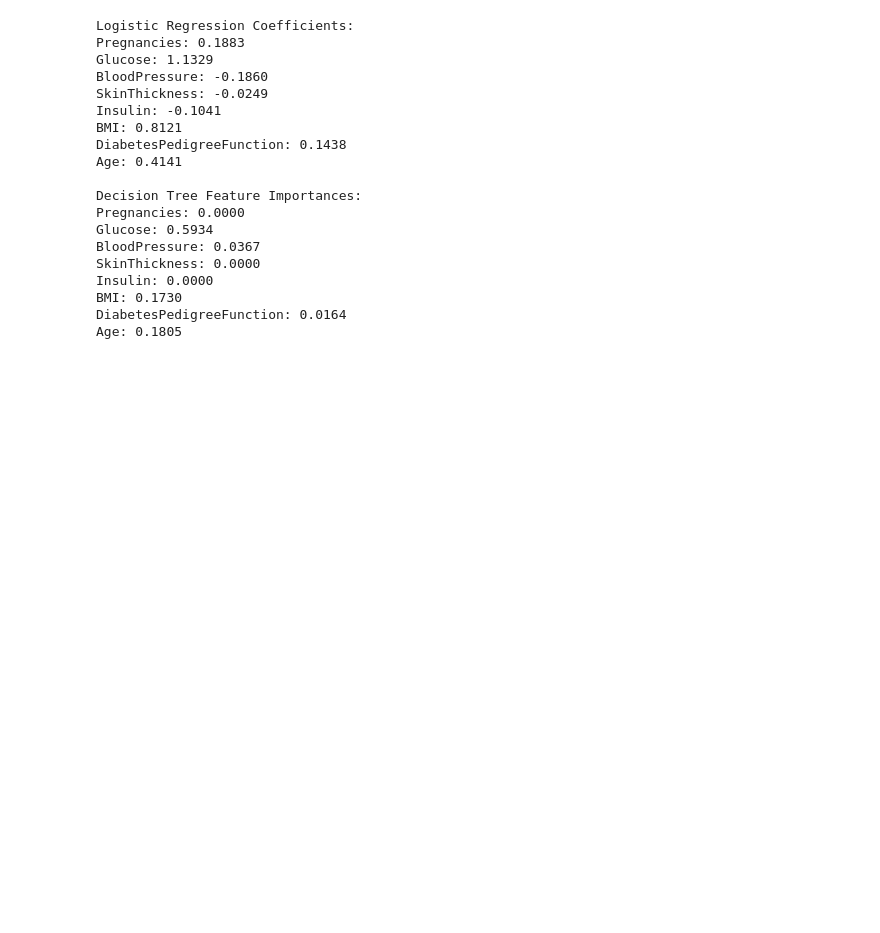
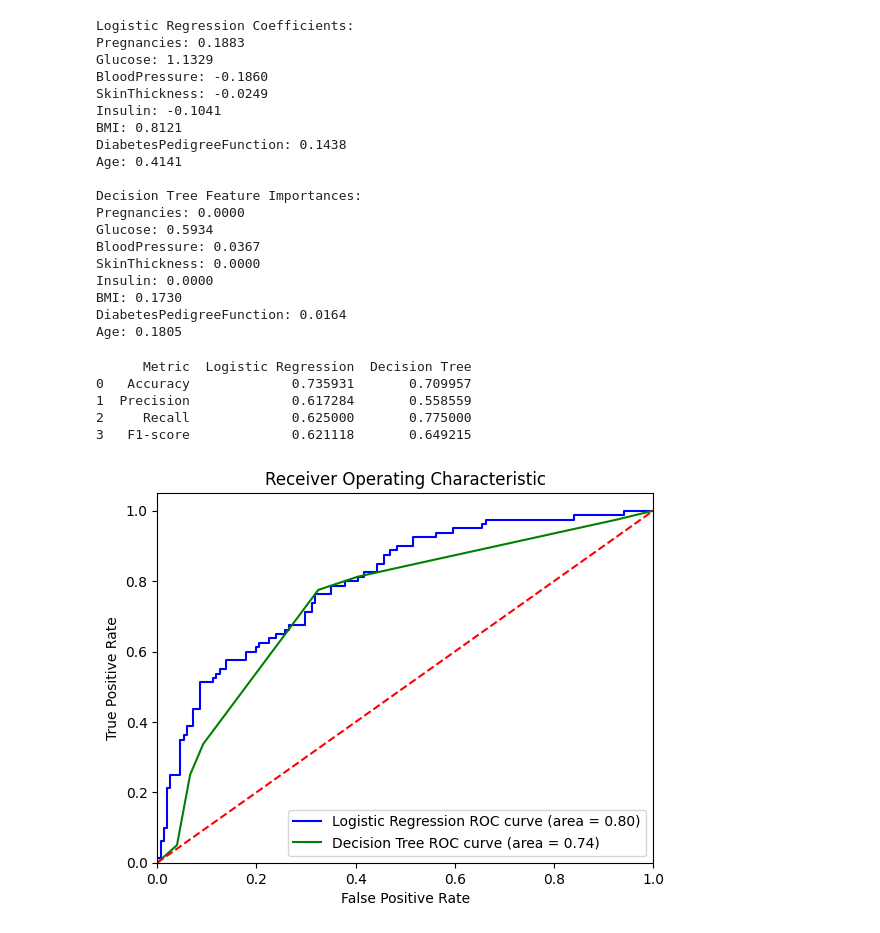
Before and after one commit to sanuatmasai/ML-modal-evaluation, a Jupyter notebook: diabetes_modal.ipynb, the cells around one changed output. Saved outputs shown, nothing was run; the diff lists cells and outputs as text; code cells hidden in the pictures; blank space fills up the shorter version.

```diff
--- a/diabetes_modal.ipynb
+++ b/diabetes_modal.ipynb
@@ -304,3 +302,38 @@ Age: 0.1805
 # of the model to identify all positive cases (patients with diabetes). Missing a diagnosis (false negative) can have
 # serious health implications for patients, so it is crucial to minimize these errors. While Precision is also important,
 # in this context, ensuring that as many true positive cases are identified as possible takes precedence.
+# %%
+# Tables of evaluation metrics.
+import pandas as pd
+metrics_df = pd.DataFrame({
+    'Metric': ['Accuracy', 'Precision', 'Recall', 'F1-score'],
+    'Logistic Regression': [accuracy, precision, recall, f1],
+    'Decision Tree': [dt_accuracy, dt_precision, dt_recall, dt_f1]
+})
+print(metrics_df)
+
+# ROC curve plot for both models.
+y_prob_dt = dt_model.predict_proba(X_test)[:, 1]
+fpr_dt, tpr_dt, _ = roc_curve(y_test, y_prob_dt)
+roc_auc_dt = auc(fpr_dt, tpr_dt)
+plt.figure()
+plt.plot(fpr, tpr, color='blue', label=f'Logistic Regression ROC curve (area = {roc_auc:.2f})')
+plt.plot(fpr_dt, tpr_dt, color='green', label=f'Decision Tree ROC curve (area = {roc_auc_dt:.2f})')
+plt.plot([0, 1], [0, 1], color='red', linestyle='--')
+plt.xlim([0.0, 1.0])
+plt.ylim([0.0, 1.05])
+plt.xlabel('False Positive Rate')
+plt.ylabel('True Positive Rate')
+plt.title('Receiver Operating Characteristic')
+plt.legend(loc='lower right')
+plt.show()
+
+# Short discussion (4–5 lines) on the comparison.
+# In this comparison, the Logistic Regression model generally outperformed the Decision Tree in terms of accuracy
+# %% [output]
+      Metric  Logistic Regression  Decision Tree
+0   Accuracy             0.735931       0.709957
+1  Precision             0.617284       0.558559
+2     Recall             0.625000       0.775000
+3   F1-score             0.621118       0.649215
+[figure, added]
```
Also changed, not shown: parts of 1 cell of this notebook.
